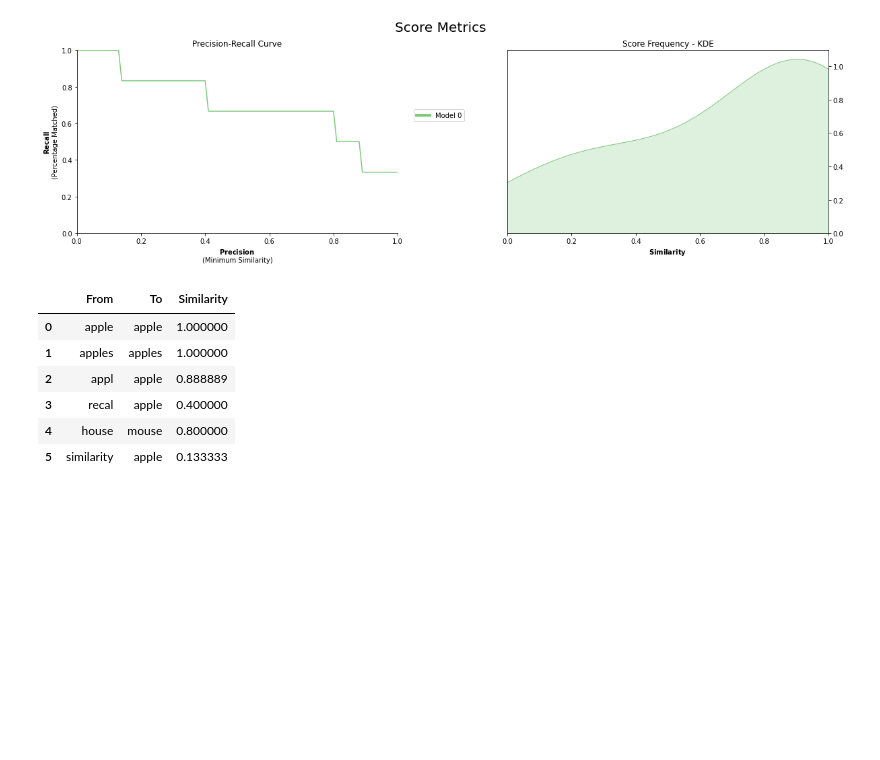
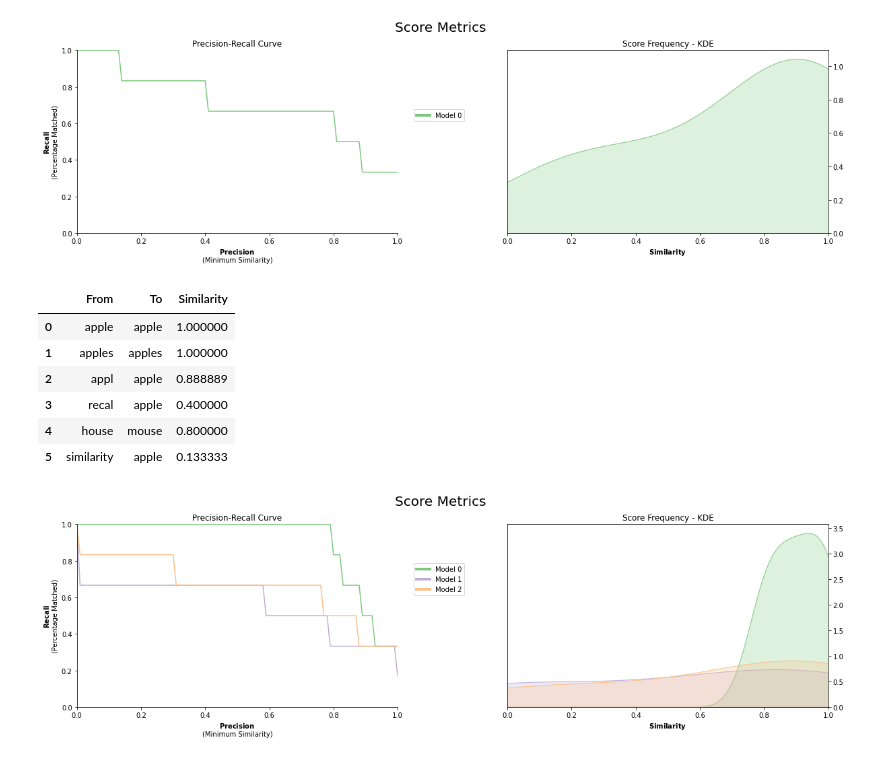
Before and after one commit to MaartenGr/PolyFuzz, a Jupyter notebook: notebooks/Overview.ipynb, the cells around one changed output. Cells and saved outputs as stored; diff of their text form; code cells hidden in the pictures; blank space fills up the shorter version.

```diff
--- a/notebooks/Overview.ipynb
+++ b/notebooks/Overview.ipynb
@@ -173,3 +173,19 @@ model.get_matches()
 | 3 | recal | apple | 0.400000 |
 | 4 | house | mouse | 0.800000 |
 | 5 | similarity | apple | 0.133333 |
+# %%
+from polyfuzz.models import EditDistance, TFIDF, Embeddings
+from flair.embeddings import TransformerWordEmbeddings
+
+bert = TransformerWordEmbeddings('bert-base-multilingual-cased')
+bert_matcher = Embeddings(bert, min_similarity=0)
+tfidf_matcher = TFIDF(min_similarity=0)
+edit_matcher = EditDistance()
+
+matchers = [bert_matcher, tfidf_matcher, edit_matcher]
+# %%
+model = PolyFuzz(matchers).match(from_list, to_list)
+# %%
+model.visualize_precision_recall("multiple_models.png")
+# %% [output]
+[figure, added]
```
Also changed, not shown: 3 other files.
